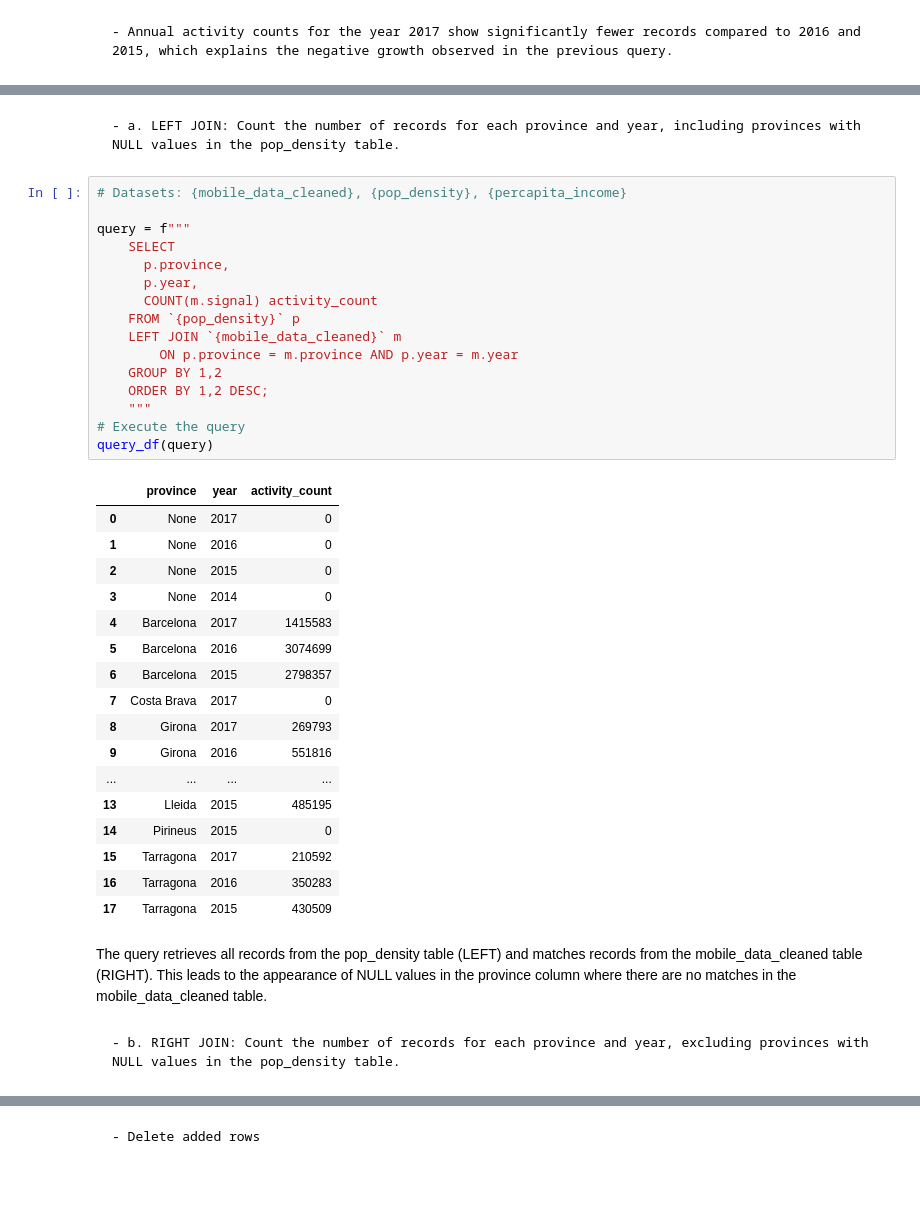
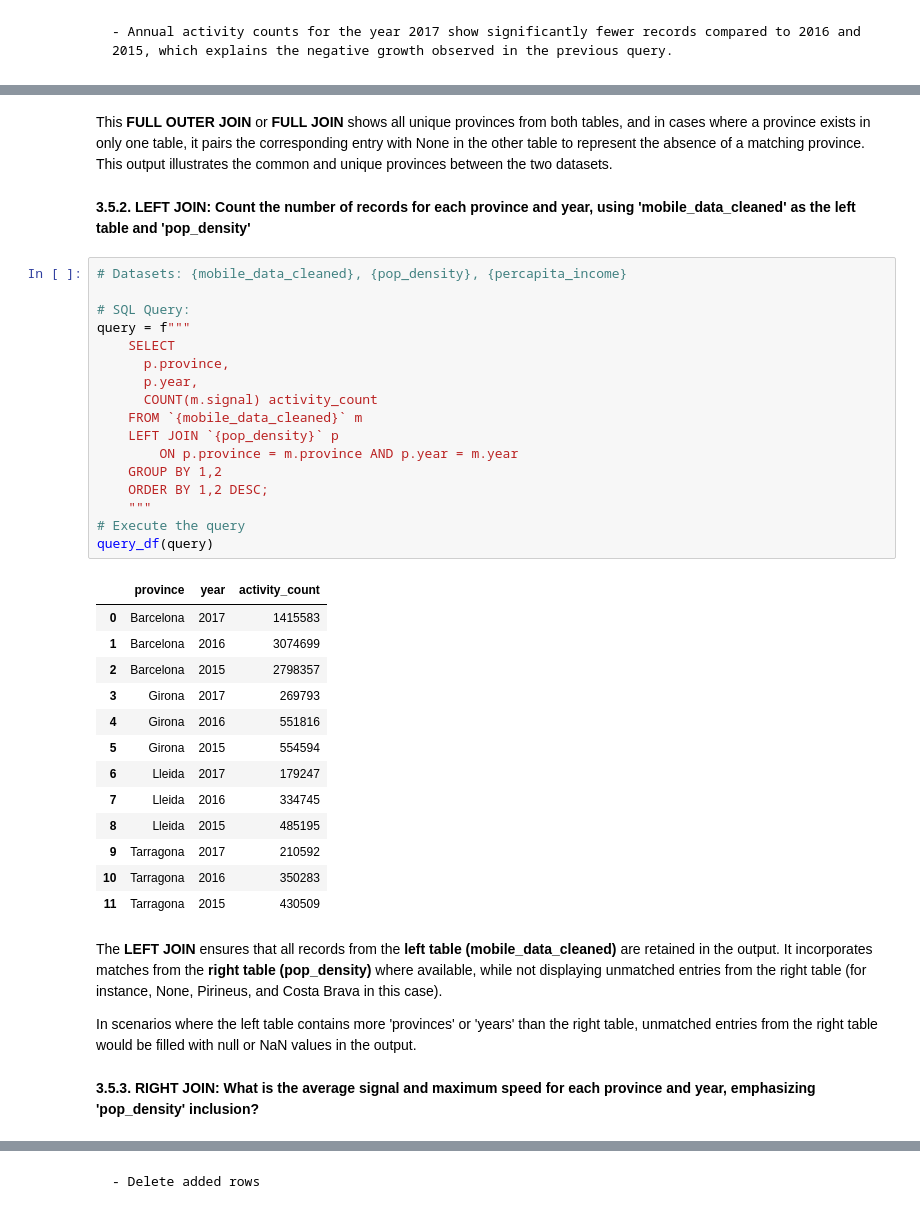
Before and after one commit to alleida23/Catalonian_Mobile_Coverage_2015_2017, a Jupyter notebook: 3. Mastering SQL Queries with BigQuery - Data Exploration and Analysis.ipynb, the cells around one changed output, grey strips where cells are left out. Drawn from its saved outputs; the diff is of its cells as text; blank space fills up the shorter version.

Commit message:
Done 3. Join section

```diff
--- a/3. Mastering SQL Queries with BigQuery - Data Exploration and Analysis.ipynb
+++ b/3. Mastering SQL Queries with BigQuery - Data Exploration and Analysis.ipynb
@@ -976,43 +1007,44 @@ query_df(query)
+# %% [markdown]
+This **FULL OUTER JOIN** or **FULL JOIN** shows all unique provinces from both tables, and in cases where a province exists in only one table, it pairs the corresponding entry with None in the other table to represent the absence of a matching province. This output illustrates the common and unique provinces between the two datasets.
 # %% [markdown]
-    - a. LEFT JOIN: Count the number of records for each province and year, including provinces with NULL values in the pop_density table.
+**3.5.2. LEFT JOIN: Count the number of records for each province and year, using 'mobile_data_cleaned' as the left table and 'pop_density'**
 # %%
 # Datasets: {mobile_data_cleaned}, {pop_density}, {percapita_income}
 
+# SQL Query:
 query = f"""
     SELECT
       p.province,
       p.year,
       COUNT(m.signal) activity_count
-    FROM `{pop_density}` p
-    LEFT JOIN `{mobile_data_cleaned}` m
+    FROM `{mobile_data_cleaned}` m
+    LEFT JOIN `{pop_density}` p
         ON p.province = m.province AND p.year = m.year
     GROUP BY 1,2
     ORDER BY 1,2 DESC;
     """
 # Execute the query
 query_df(query)
 # %% [output]
 |  | province | year | activity_count |
-| 0 | None | 2017 | 0 |
-| 1 | None | 2016 | 0 |
-| 2 | None | 2015 | 0 |
-| 3 | None | 2014 | 0 |
-| 4 | Barcelona | 2017 | 1415583 |
-| 5 | Barcelona | 2016 | 3074699 |
-| 6 | Barcelona | 2015 | 2798357 |
-| 7 | Costa Brava | 2017 | 0 |
-| 8 | Girona | 2017 | 269793 |
-| 9 | Girona | 2016 | 551816 |
-| ... | ... | ... | ... |
-| 13 | Lleida | 2015 | 485195 |
-| 14 | Pirineus | 2015 | 0 |
-| 15 | Tarragona | 2017 | 210592 |
-| 16 | Tarragona | 2016 | 350283 |
-| 17 | Tarragona | 2015 | 430509 |
+| 0 | Barcelona | 2017 | 1415583 |
+| 1 | Barcelona | 2016 | 3074699 |
+| 2 | Barcelona | 2015 | 2798357 |
+| 3 | Girona | 2017 | 269793 |
+| 4 | Girona | 2016 | 551816 |
+| 5 | Girona | 2015 | 554594 |
+| 6 | Lleida | 2017 | 179247 |
+| 7 | Lleida | 2016 | 334745 |
+| 8 | Lleida | 2015 | 485195 |
+| 9 | Tarragona | 2017 | 210592 |
+| 10 | Tarragona | 2016 | 350283 |
+| 11 | Tarragona | 2015 | 430509 |
-# %% [markdown]
- The query retrieves all records from the pop_density table (LEFT) and matches records from the mobile_data_cleaned table (RIGHT). This leads to the appearance of NULL values in the province column where there are no matches in the mobile_data_cleaned table.
-# %% [markdown]
-    - b. RIGHT JOIN: Count the number of records for each province and year, excluding provinces with NULL values in the pop_density table.
+# %% [markdown]
+The **LEFT JOIN** ensures that all records from the **left table (mobile_data_cleaned)** are retained in the output. It incorporates matches from the **right table (pop_density)** where available, while not displaying unmatched entries from the right table (for instance, None, Pirineus, and Costa Brava in this case).
+
+In scenarios where the left table contains more 'provinces' or 'years' than the right table, unmatched entries from the right table would be filled with null or NaN values in the output.
+# %% [markdown]
+**3.5.3. RIGHT JOIN: What is the average signal and maximum speed for each province and year, emphasizing 'pop_density' inclusion?**
 # %%
 # Datasets: {mobile_data_cleaned}, {pop_density}, {percapita_income}
 
```
Also changed, not shown: parts of 52 cells of this notebook.
